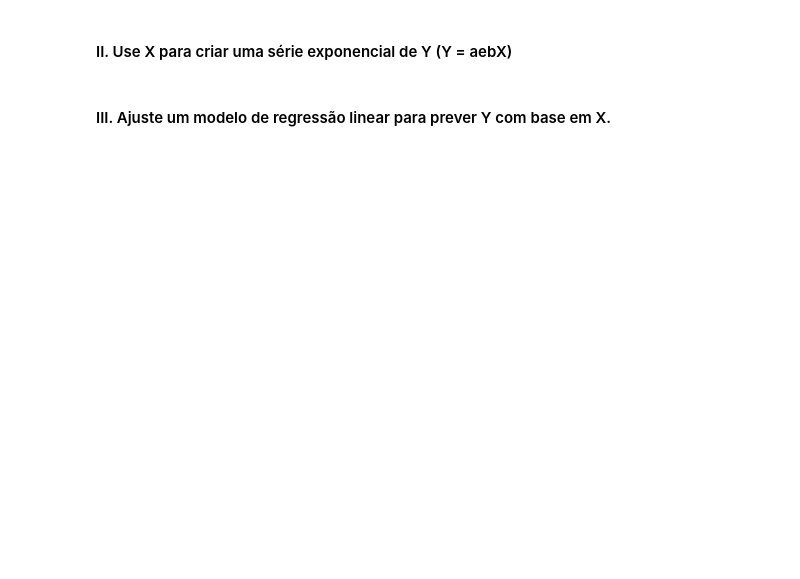
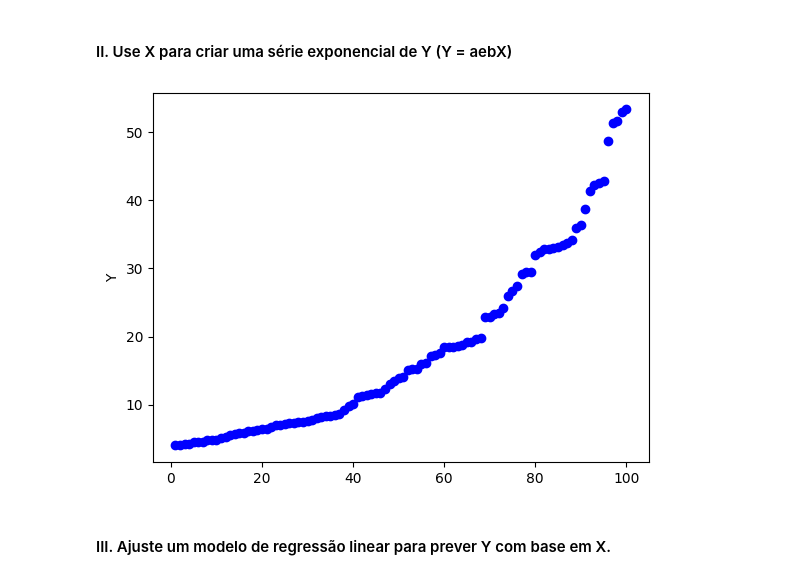
Before and after one commit to glaucofilho/CEDS-805, a Jupyter notebook: Exercicios/heterocedasticidade_e_linearizacao.ipynb, the cells around one changed output. Drawn from its saved outputs; the diff is of its cells as text; code cells hidden in the pictures; blank space fills up the shorter version.

```diff
--- a/Exercicios/heterocedasticidade_e_linearizacao.ipynb
+++ b/Exercicios/heterocedasticidade_e_linearizacao.ipynb
@@ -26,8 +32,13 @@ X = [x for x in X] # Converte em uma lista simples
 # %%
 a = 4
 b = 0.27
 Y = a * np.exp(b * np.array(X))
 Y = [y for y in Y] # Converte em uma lista simples
+plt.scatter(range(1, len(sorted(Y)) + 1), sorted(Y), c='blue', marker='o', label='Dados')
+plt.ylabel('Y')
+plt.show()
+# %% [output]
+[figure, added]
 # %% [markdown]
 #### III. Ajuste um modelo de regressão linear para prever Y com base em X.
 # %%
```
Also changed, not shown: parts of 11 cells of this notebook, 7 other files.
